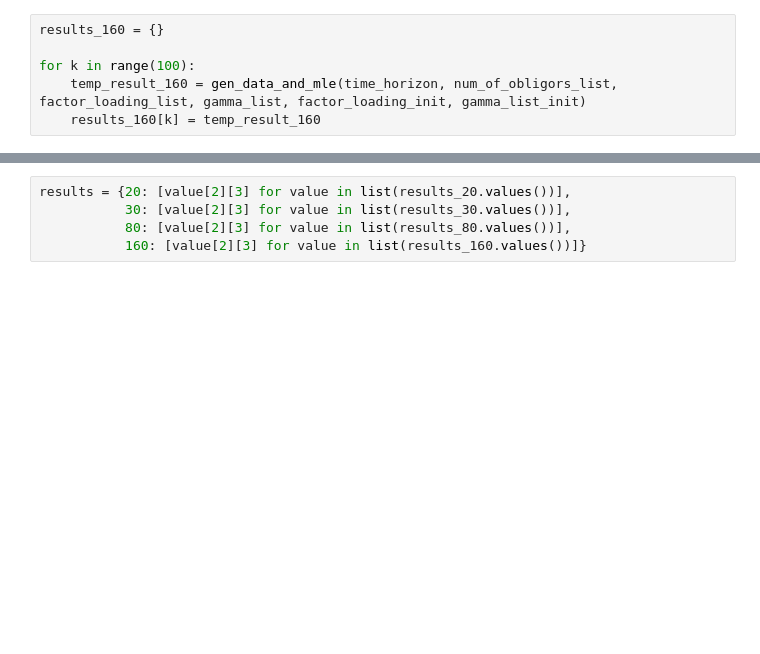
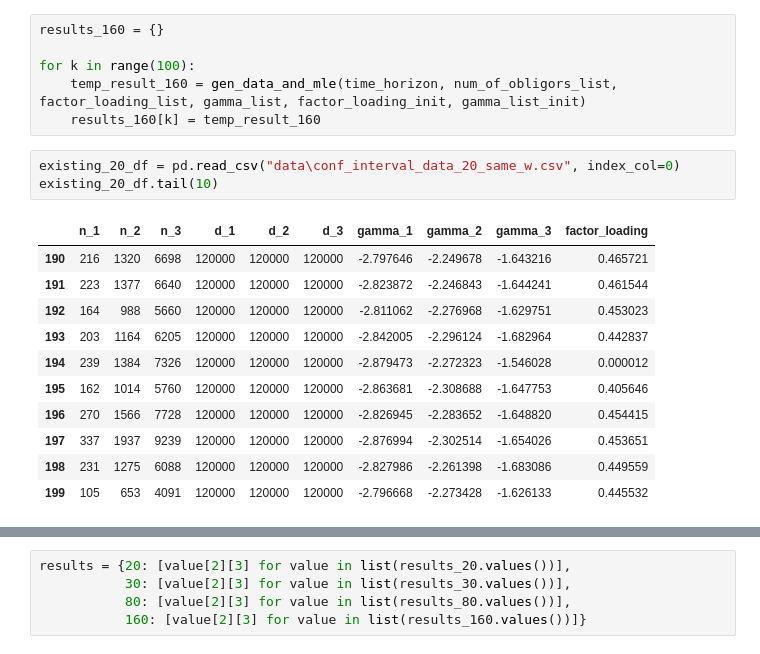
Before and after one commit to PeterKiss18/VasicekPDModel, a Jupyter notebook: conf_interval_MLE_gen_data.ipynb, the cells around one changed output, grey strips where cells are left out. Drawn from its saved outputs; the diff is of its cells as text; blank space fills up the shorter version.

```diff
--- a/conf_interval_MLE_gen_data.ipynb
+++ b/conf_interval_MLE_gen_data.ipynb
@@ -210,5 +211,20 @@ results_160 = {}
 for k in range(100):
     temp_result_160 = gen_data_and_mle(time_horizon, num_of_obligors_list, factor_loading_list, gamma_list, factor_loading_init, gamma_list_init)
     results_160[k] = temp_result_160
+# %%
+existing_20_df = pd.read_csv("data\conf_interval_data_20_same_w.csv", index_col=0)
+existing_20_df.tail(10)
+# %% [output]
+|  | n_1 | n_2 | n_3 | d_1 | d_2 | d_3 | gamma_1 | gamma_2 | gamma_3 | factor_loading |
+| 190 | 216 | 1320 | 6698 | 120000 | 120000 | 120000 | -2.797646 | -2.249678 | -1.643216 | 0.465721 |
+| 191 | 223 | 1377 | 6640 | 120000 | 120000 | 120000 | -2.823872 | -2.246843 | -1.644241 | 0.461544 |
+| 192 | 164 | 988 | 5660 | 120000 | 120000 | 120000 | -2.811062 | -2.276968 | -1.629751 | 0.453023 |
+| 193 | 203 | 1164 | 6205 | 120000 | 120000 | 120000 | -2.842005 | -2.296124 | -1.682964 | 0.442837 |
+| 194 | 239 | 1384 | 7326 | 120000 | 120000 | 120000 | -2.879473 | -2.272323 | -1.546028 | 0.000012 |
+| 195 | 162 | 1014 | 5760 | 120000 | 120000 | 120000 | -2.863681 | -2.308688 | -1.647753 | 0.405646 |
+| 196 | 270 | 1566 | 7728 | 120000 | 120000 | 120000 | -2.826945 | -2.283652 | -1.648820 | 0.454415 |
+| 197 | 337 | 1937 | 9239 | 120000 | 120000 | 120000 | -2.876994 | -2.302514 | -1.654026 | 0.453651 |
+| 198 | 231 | 1275 | 6088 | 120000 | 120000 | 120000 | -2.827986 | -2.261398 | -1.683086 | 0.449559 |
+| 199 | 105 | 653 | 4091 | 120000 | 120000 | 120000 | -2.796668 | -2.273428 | -1.626133 | 0.445532 |
 # %%
 import pandas as pd
```
Also changed, not shown: parts of 7 cells of this notebook, 4 other files.
